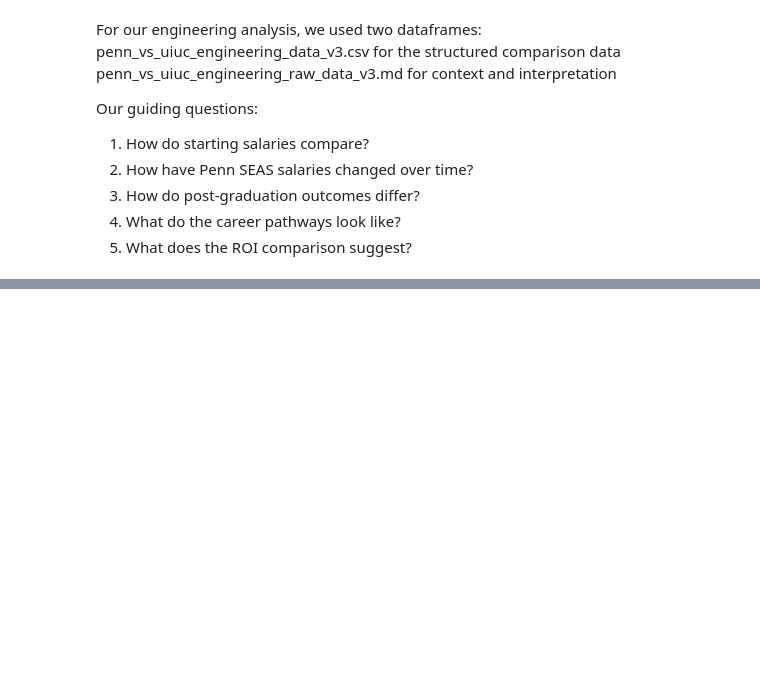
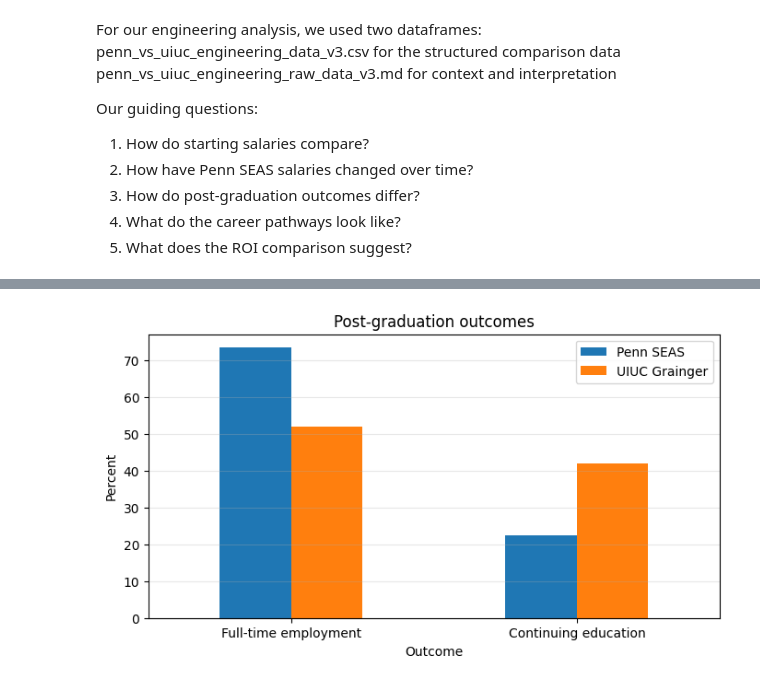
Before and after one commit to emch06/comm3180_G3_Data_Project, a Jupyter notebook: data_story_outputs/Final_Blog.ipynb, the cells around one changed output, grey strips where cells are left out. Saved outputs shown, nothing was run; the diff lists cells and outputs as text; code cells hidden in the pictures; blank space fills up the shorter version.

```diff
--- a/data_story_outputs/Final_Blog.ipynb
+++ b/data_story_outputs/Final_Blog.ipynb
@@ -496,0 +587,15 @@ Our guiding questions:
+# %%
+outcomes_compare = pd.DataFrame({
+    "Outcome": ["Full-time employment", "Continuing education"],
+    "Penn SEAS": [73.3, 22.3],
+    "UIUC Grainger": [52.0, 42.0]
+})
+
+outcomes_compare.set_index("Outcome").plot(kind="bar", figsize=(8,4))
+plt.title("Post-graduation outcomes")
+plt.ylabel("Percent")
+plt.xticks(rotation=0)
+plt.grid(True, axis="y", alpha=0.3)
+plt.show()
+# %% [output]
+[figure, added]
```
Also changed, not shown: parts of 20 cells of this notebook.
